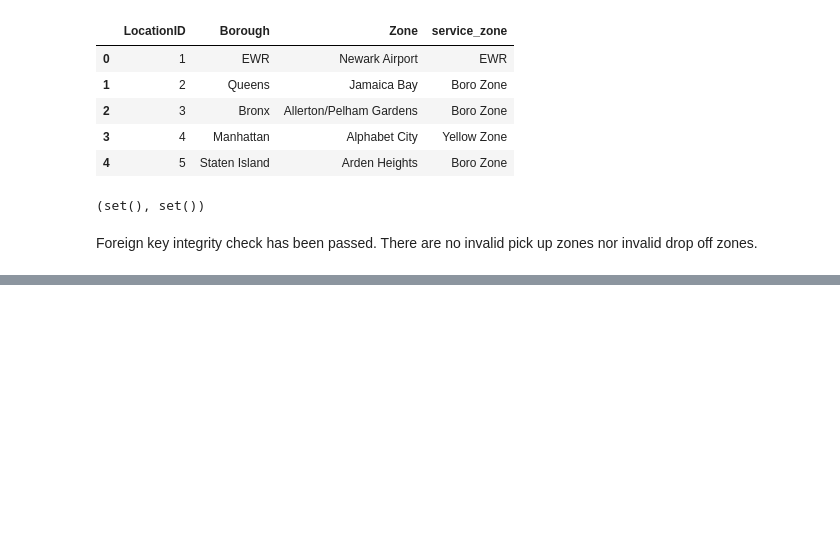
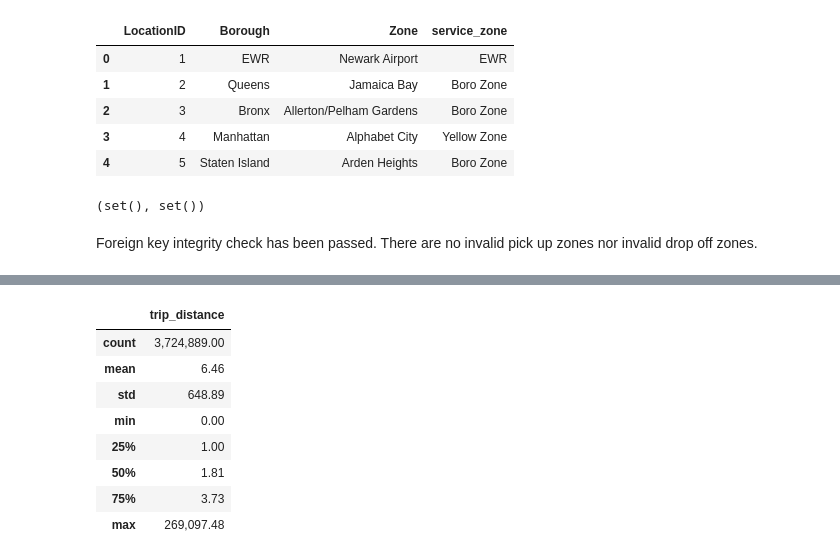
Before and after one commit to samuel54illinois/NYC_TLC_Trip_Record_Analysis, a Jupyter notebook: notebook_analysis/0_data_audit.ipynb, the cells around one changed output, grey strips where cells are left out. Cells and saved outputs as stored; diff of their text form; code cells hidden in the pictures; blank space fills up the shorter version.

```diff
--- a/notebook_analysis/0_data_audit.ipynb
+++ b/notebook_analysis/0_data_audit.ipynb
@@ -516,0 +597,12 @@ Foreign key integrity check has been passed. There are no invalid pick up zones
+# %%
+yellow_trip_data[['trip_distance']].describe()
+# %% [output]
+|  | trip_distance |
+| count | 3,724,889.00 |
+| mean | 6.46 |
+| std | 648.89 |
+| min | 0.00 |
+| 25% | 1.00 |
+| 50% | 1.81 |
+| 75% | 3.73 |
+| max | 269,097.48 |
```
Also changed, not shown: parts of 19 cells of this notebook.
